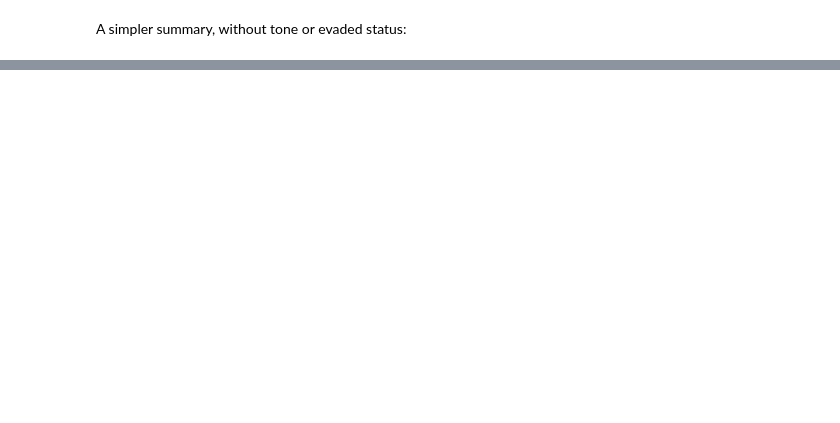
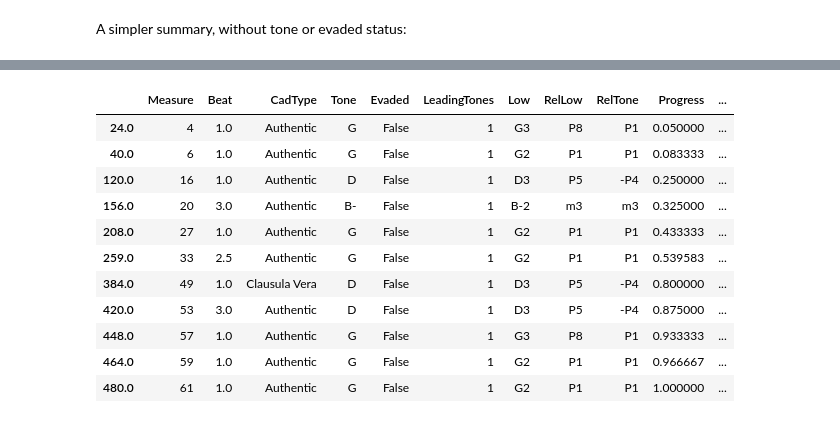
Before and after one commit to RichardFreedman/CRIM_JHUB, a Jupyter notebook: CRIM_06_Cadences_Batch.ipynb, the cells around one changed output, grey strips where cells are left out. Saved outputs shown, nothing was run; the diff lists cells and outputs as text; code cells hidden in the pictures; blank space fills up the shorter version.

```diff
--- a/CRIM_06_Cadences_Batch.ipynb
+++ b/CRIM_06_Cadences_Batch.ipynb
@@ -276,0 +374,15 @@ cadTypeCounts.to_frame()
+# %%
+cadences
+# %% [output]
+|  | Measure | Beat | CadType | Tone | Evaded | LeadingTones | Low | RelLow | RelTone | Progress | ... |
+| 24.0 | 4 | 1.0 | Authentic | G | False | 1 | G3 | P8 | P1 | 0.050000 | ... |
+| 40.0 | 6 | 1.0 | Authentic | G | False | 1 | G2 | P1 | P1 | 0.083333 | ... |
+| 120.0 | 16 | 1.0 | Authentic | D | False | 1 | D3 | P5 | -P4 | 0.250000 | ... |
+| 156.0 | 20 | 3.0 | Authentic | B- | False | 1 | B-2 | m3 | m3 | 0.325000 | ... |
+| 208.0 | 27 | 1.0 | Authentic | G | False | 1 | G2 | P1 | P1 | 0.433333 | ... |
+| 259.0 | 33 | 2.5 | Authentic | G | False | 1 | G2 | P1 | P1 | 0.539583 | ... |
+| 384.0 | 49 | 1.0 | Clausula Vera | D | False | 1 | D3 | P5 | -P4 | 0.800000 | ... |
+| 420.0 | 53 | 3.0 | Authentic | D | False | 1 | D3 | P5 | -P4 | 0.875000 | ... |
+| 448.0 | 57 | 1.0 | Authentic | G | False | 1 | G3 | P8 | P1 | 0.933333 | ... |
+| 464.0 | 59 | 1.0 | Authentic | G | False | 1 | G2 | P1 | P1 | 0.966667 | ... |
+| 480.0 | 61 | 1.0 | Authentic | G | False | 1 | G2 | P1 | P1 | 1.000000 | ... |
```
Also changed, not shown: parts of 16 cells of this notebook, 58 other files.
